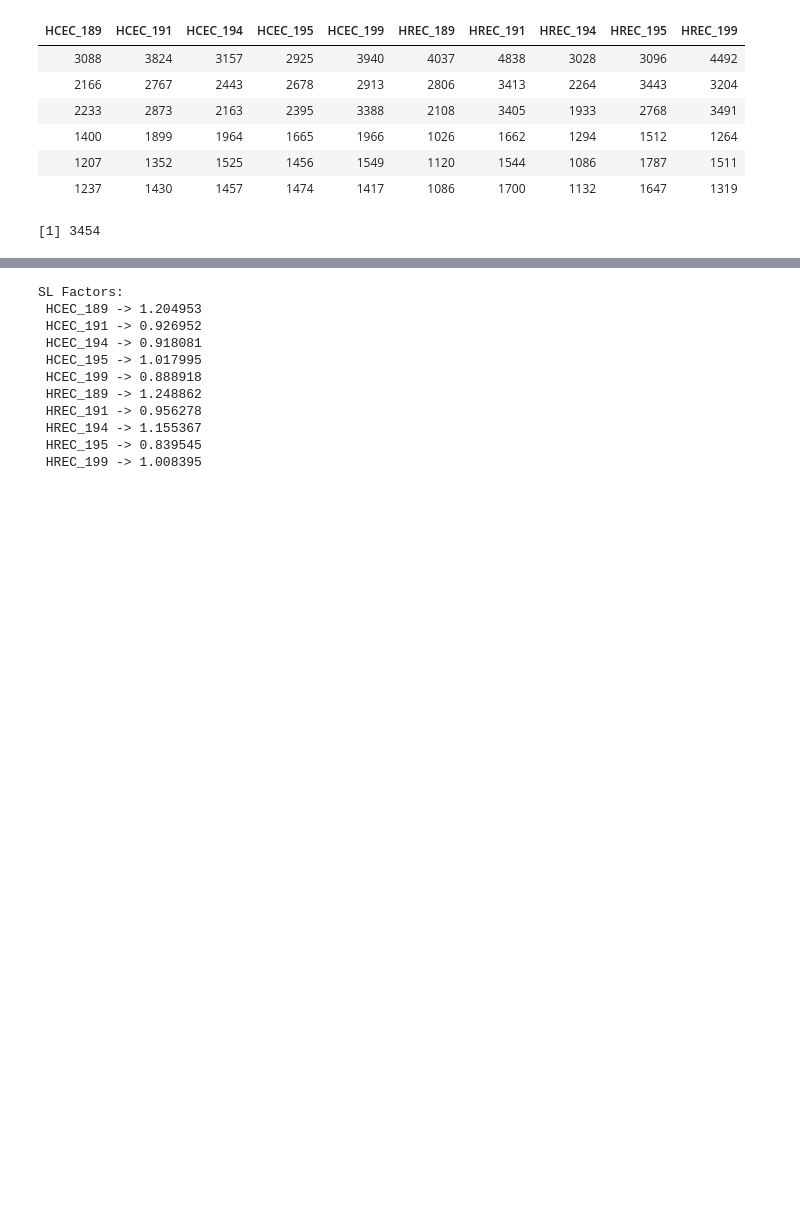
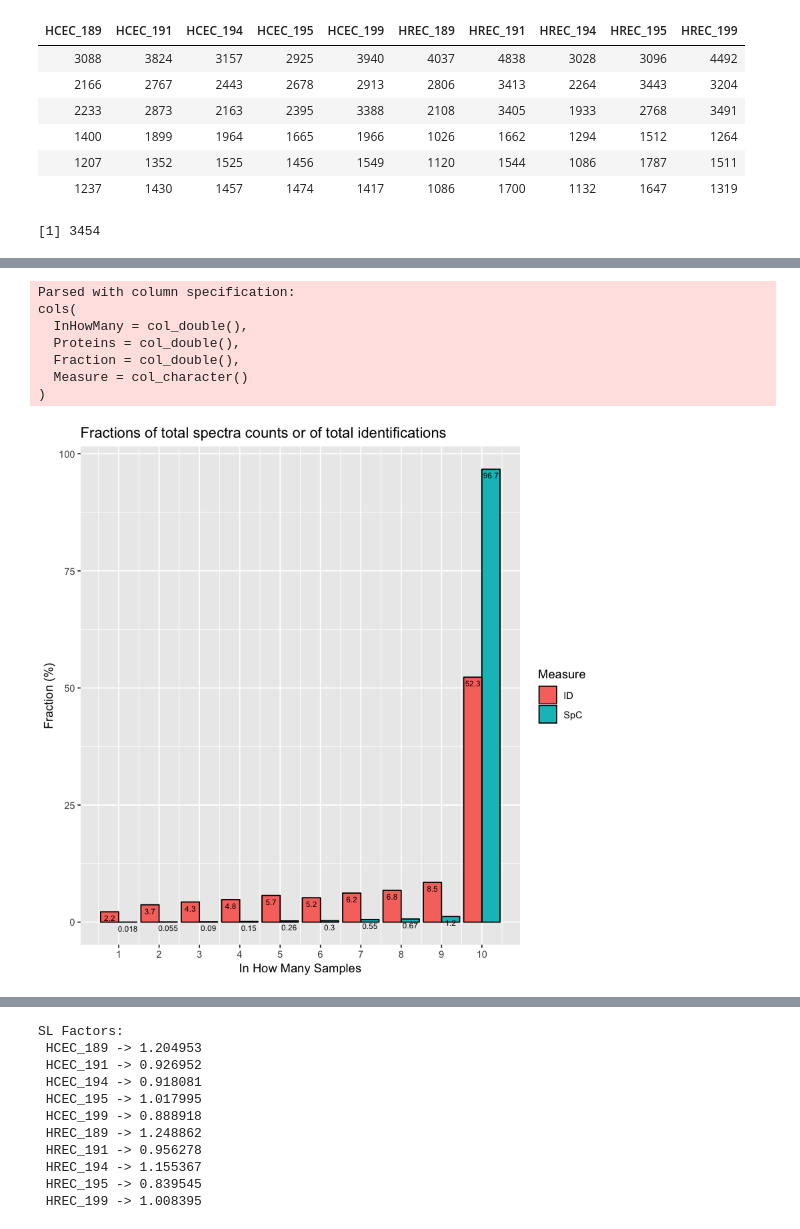
Before and after one commit to pwilmart/Smith_SpC_2018, a Jupyter notebook: Smith_2018_edgeR.ipynb, the cells around one changed output, grey strips where cells are left out. Saved outputs shown, nothing was run; the diff lists cells and outputs as text; code cells hidden in the pictures; blank space fills up the shorter version.

```diff
--- a/Smith_2018_edgeR.ipynb
+++ b/Smith_2018_edgeR.ipynb
@@ -163,0 +170,18 @@ cols(
+# %%
+freq <- read_tsv("Fractions_SpC_ID.txt")
+ggplot(freq, aes(InHowMany, Fraction, fill = Measure)) +
+  geom_bar(stat = "identity", color = "black", position = position_dodge()) +
+  geom_text(aes(label = Fraction), vjust = 1.6, color = "black",
+            position = position_dodge(0.9), size = 2.5) +
+  scale_x_continuous( breaks = 1:10) +
+  ggtitle("Fractions of total spectra counts or of total identifications") +
+  xlab("In How Many Samples") + ylab("Fraction (%)")
+# %% [output]
+Parsed with column specification:
+cols(
+  InHowMany = col_double(),
+  Proteins = col_double(),
+  Fraction = col_double(),
+  Measure = col_character()
+)
+[figure, added]
```
Also changed, not shown: parts of 7 cells of this notebook, 4 other files.
